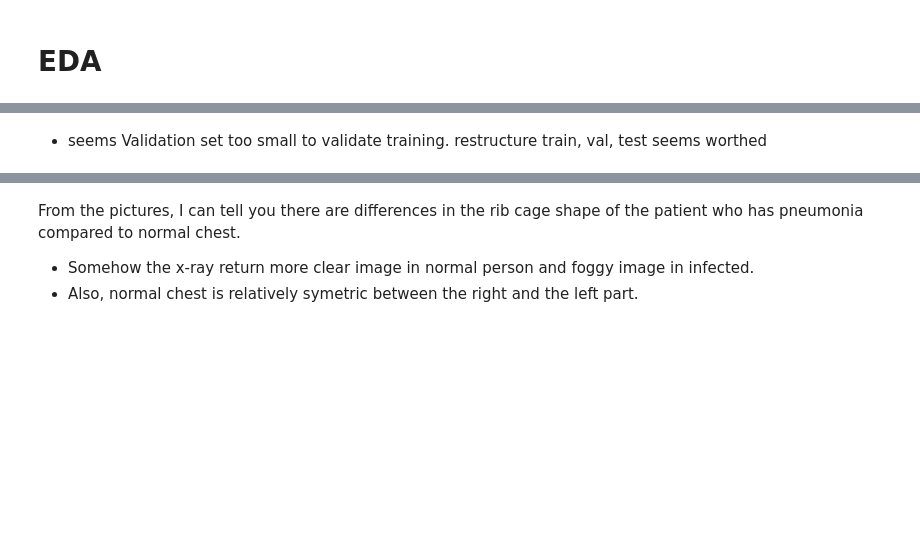
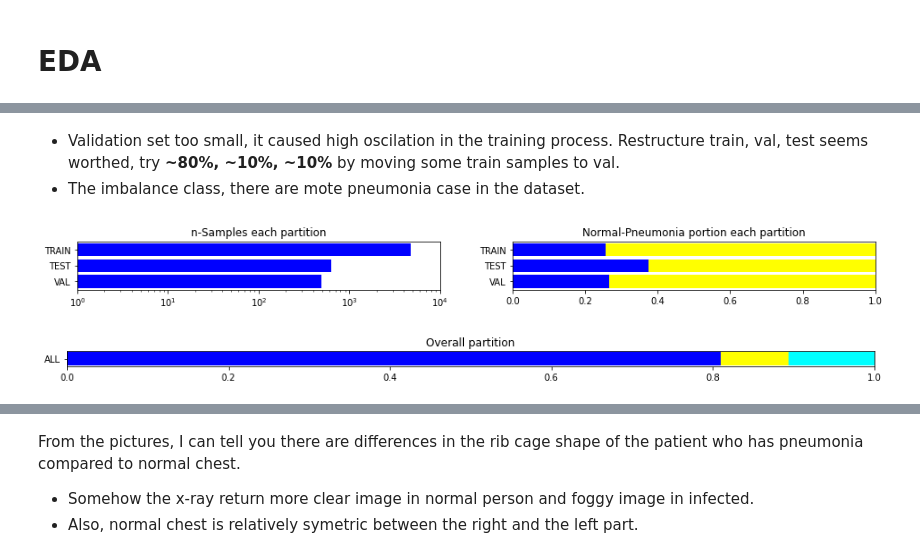
Before and after one commit to fadheladlansyah/chest-xray-pneumonia, a Jupyter notebook: eda.ipynb, the cells around one changed output, grey strips where cells are left out. Drawn from its saved outputs; the diff is of its cells as text; code cells hidden in the pictures; blank space fills up the shorter version.

```diff
--- a/eda.ipynb
+++ b/eda.ipynb
@@ -130,2 +125,3 @@ ax.set_title('Samples Composition');
-# %% [markdown]
-- seems Validation set too small to validate training. restructure train, val, test seems worthed
+# %% [markdown]
+- Validation set too small, it caused high oscilation in the training process. Restructure train, val, test seems worthed, try **~80%, ~10%, ~10%** by moving some train samples to val.
+- The imbalance class, there are mote pneumonia case in the dataset.
@@ -131,0 +152,21 @@ ax.set_title('Samples Composition');
+# %%
+#@title samples partition after restructure { display-mode: "form" }
+
+NB_TRAIN_SAMPLES_N = len(os.listdir(os.path.join(train_img_dir, 'NORMAL')))
+NB_TRAIN_SAMPLES_P = len(os.listdir(os.path.join(train_img_dir, 'PNEUMONIA')))
+NB_TRAIN_SAMPLES = NB_TRAIN_SAMPLES_N + NB_TRAIN_SAMPLES_P
+
+NB_VAL_SAMPLES_N = len(os.listdir(os.path.join(val_img_dir, 'NORMAL')))
+NB_VAL_SAMPLES_P = len(os.listdir(os.path.join(val_img_dir, 'PNEUMONIA')))
+NB_VAL_SAMPLES = NB_VAL_SAMPLES_N + NB_VAL_SAMPLES_P
+
+NB_TEST_SAMPLES_N = len(os.listdir(os.path.join(test_img_dir, 'NORMAL')))
+NB_TEST_SAMPLES_P = len(os.listdir(os.path.join(test_img_dir, 'PNEUMONIA')))
+NB_TEST_SAMPLES = NB_TEST_SAMPLES_N + NB_TEST_SAMPLES_P
+
+NB_TOTAL_SAMPLES = NB_TRAIN_SAMPLES + NB_VAL_SAMPLES + NB_TEST_SAMPLES
+
+chart_partitioning()
+# %% [output]
+[figure, added]
+[figure, added]
```
Also changed, not shown: parts of 34 cells of this notebook, 4 other files.
